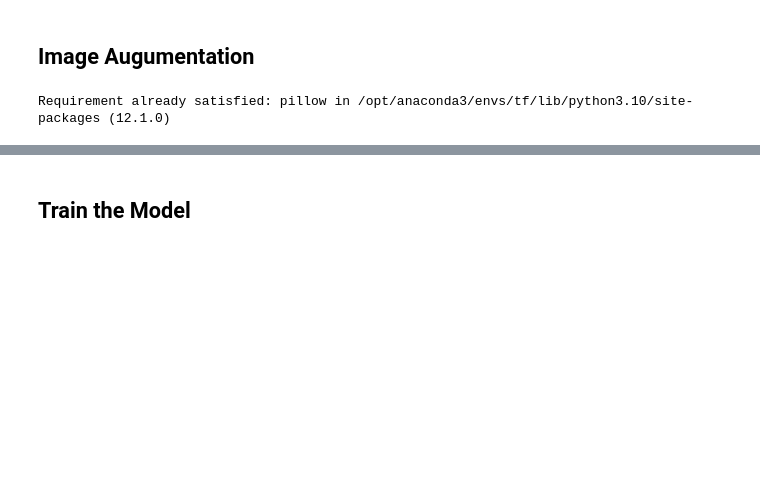
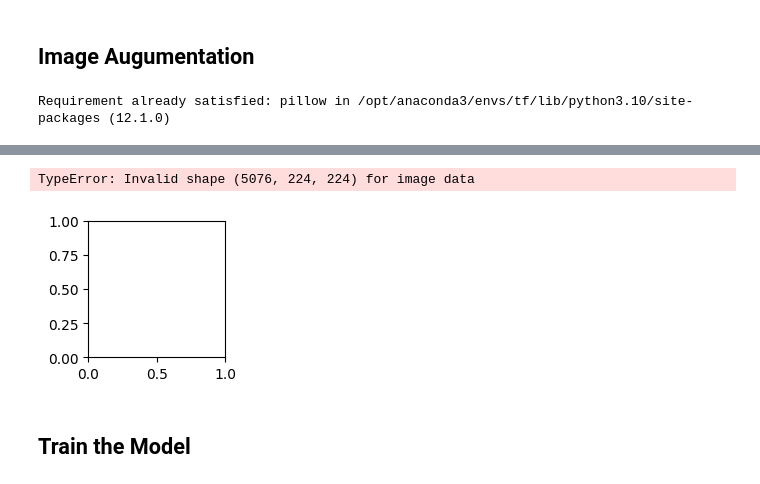
Before and after one commit to maisiev/Predicting-Dementia-Severity, a Jupyter notebook: Dementia_Predicting.ipynb, the cells around one changed output, grey strips where cells are left out. Cells and saved outputs as stored; diff of their text form; code cells hidden in the pictures; blank space fills up the shorter version.

```diff
--- a/Dementia_Predicting.ipynb
+++ b/Dementia_Predicting.ipynb
@@ -145,3 +227,36 @@ Requirement already satisfied: pillow in /opt/anaconda3/envs/tf/lib/python3.10/s
+# %%
+
+
+
+# plot 1 row with 3 images to the row
+plt.figure(figsize=(6, 2))
+plt.subplot(1, 3, 1)
+
+# plot normal image
+plt.imshow(images)
+plt.title(f"Uninfected Cell ",fontsize =8)
+plt.axis('off')
+
+# convert to greyscale (mode L)
+gray_img = img.convert('L')
+gray_img_np = np.array(gray_img)
+plt.subplot(1, 3, 2)
+plt.imshow(gray_img, cmap='gray')
+plt.title(f"MODE L",fontsize =8)
+plt.axis('off')
+
+# grey scale with transparency of the background
+gray_img2 = img.convert('LA')
+gray_img2_np = np.array(gray_img2)
+plt.subplot(1, 3, 3)
+plt.imshow(gray_img2, cmap='gray')
+plt.title(f"MODE LA",fontsize =8)
+plt.axis('off')
+
+plt.show()
+# %% [output]
+TypeError: Invalid shape (5076, 224, 224) for image data
+[figure, added]
 # %% [markdown]
 ## Train the Model
 # %% [markdown]
```
Also changed, not shown: parts of 6 cells of this notebook.
